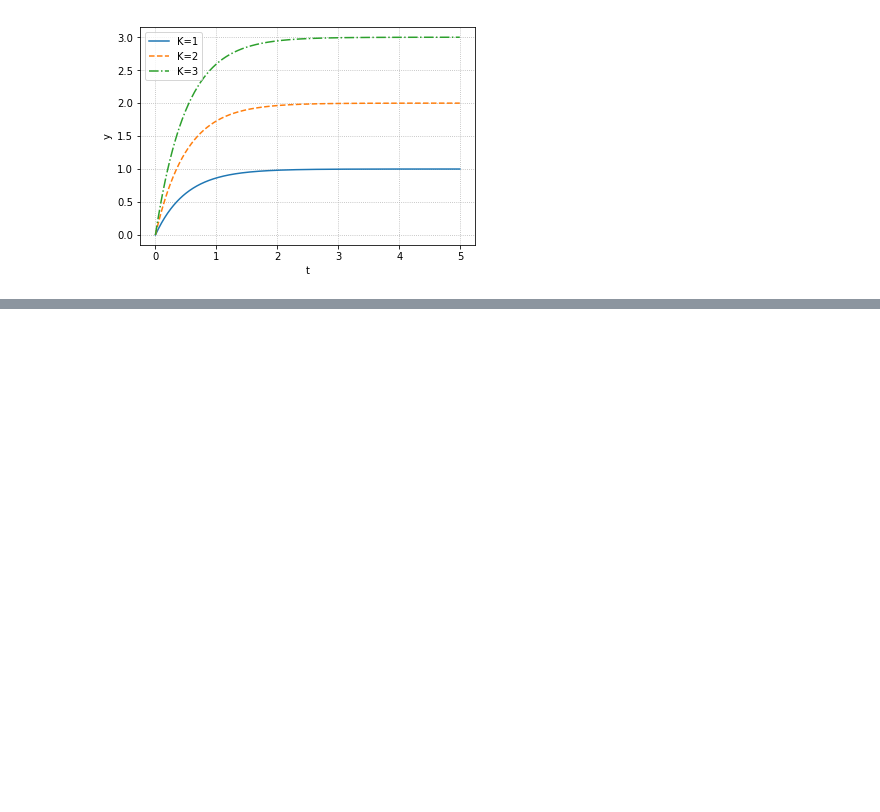
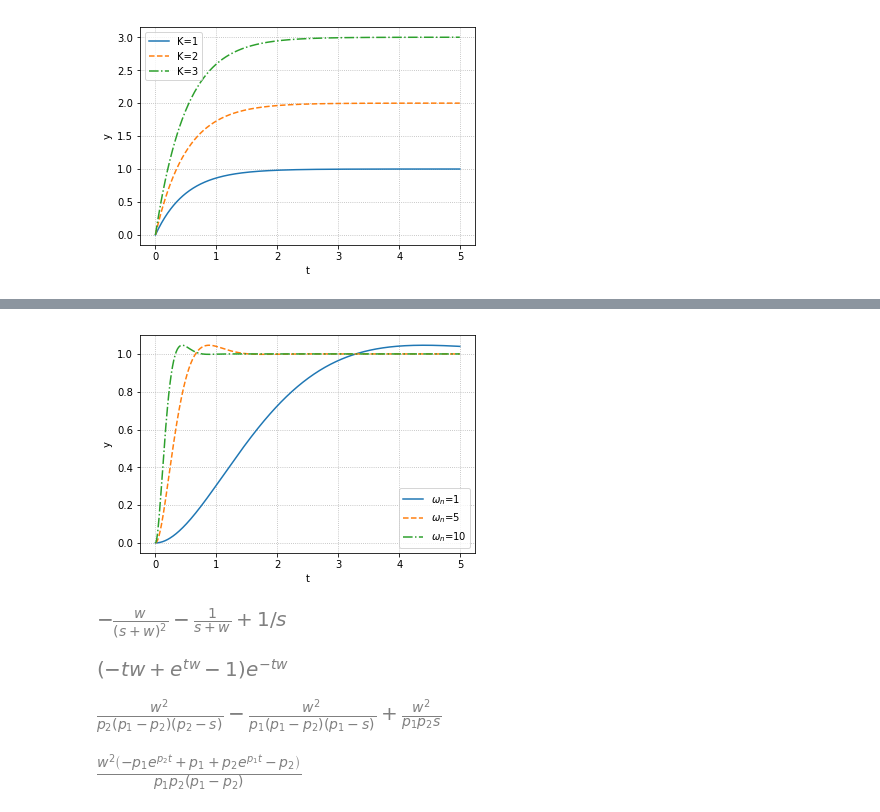
Before and after one commit to AsahiTsuruo/control_engineering, a Jupyter notebook: system_behavior.ipynb, the cells around one changed output, grey strips where cells are left out. Drawn from its saved outputs; the diff is of its cells as text; code cells hidden in the pictures; blank space fills up the shorter version.

```diff
--- a/system_behavior.ipynb
+++ b/system_behavior.ipynb
@@ -74,0 +107,42 @@ ModuleNotFoundError: No module named 'sympy'
+# %%
+LS = linestyle_generator()
+fig, ax = plt.subplots()
+
+zeta = 0.7
+omega_n = [1,5,10]
+
+for i in range(len(omega_n)):
+    P = tf([0, omega_n[i]**2], [1, 2*zeta*omega_n[i], omega_n[i]**2])
+    y, t = step(P, np.arange(0, 5 , 0.01))
+
+    pltargs = {"ls": next(LS)}
+    pltargs["label"] = "$\omega_n$=" + str(omega_n[i])
+    ax.plot(t, y, **pltargs)
+plot_set(ax, "t", "y", "best")
+# %% [output]
+[figure, added]
+# %%
+import sympy as sp
+sp.init_printing()
+s = sp.Symbol("s")
+t = sp.Symbol("t",positive = True)
+w = sp.Symbol("w",real = True)
+P = sp.apart(w**2/(s*(s+w)**2),s)
+P
+# %% [output]
+[figure, added]
+# %%
+sp.inverse_laplace_transform(P,s,t)
+# %% [output]
+[figure, added]
+# %%
+p1 = sp.Symbol("p1", real=True)
+p2 = sp.Symbol("p2", real=True)
+P = sp.apart(w**2/(s*(s-p1)*(s-p2)),s)
+P
+# %% [output]
+[figure, added]
+# %%
+sp.inverse_laplace_transform(P, s, t)
+# %% [output]
+[figure, added]
```
Also changed, not shown: parts of 6 cells of this notebook.
